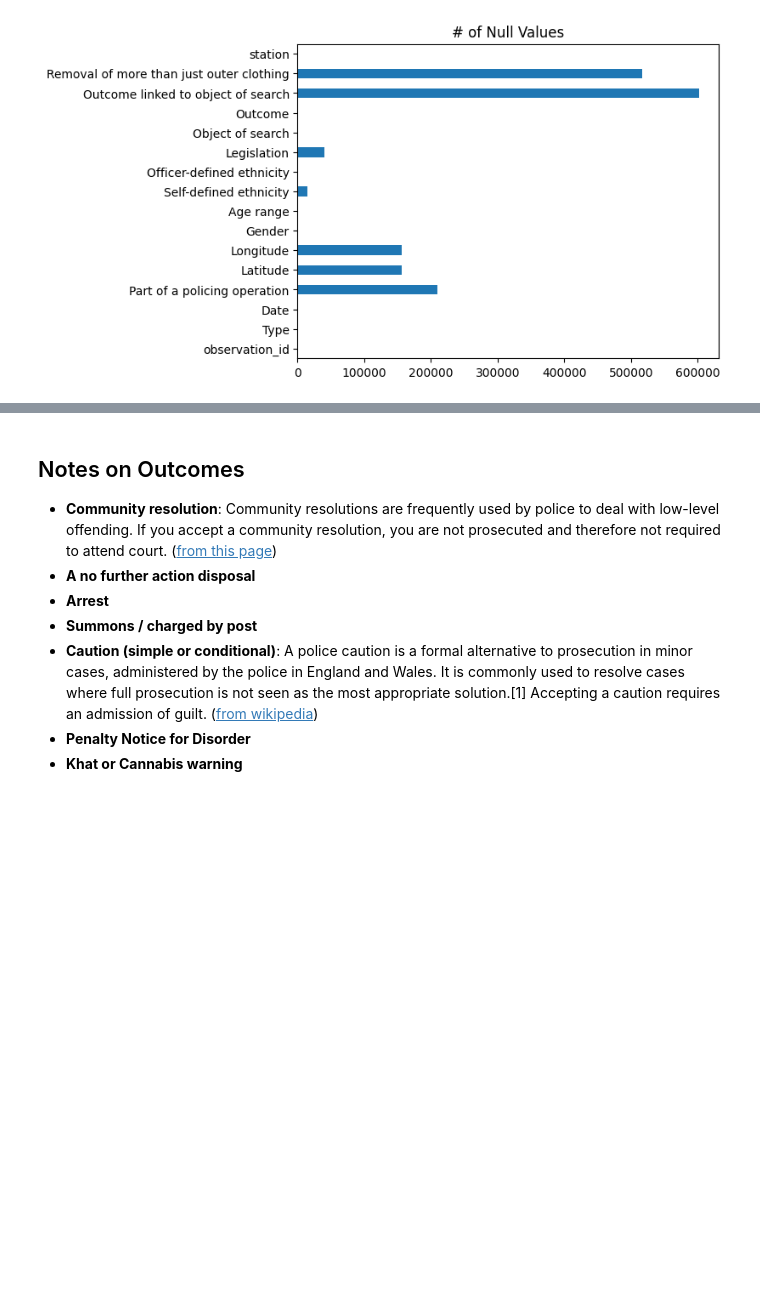
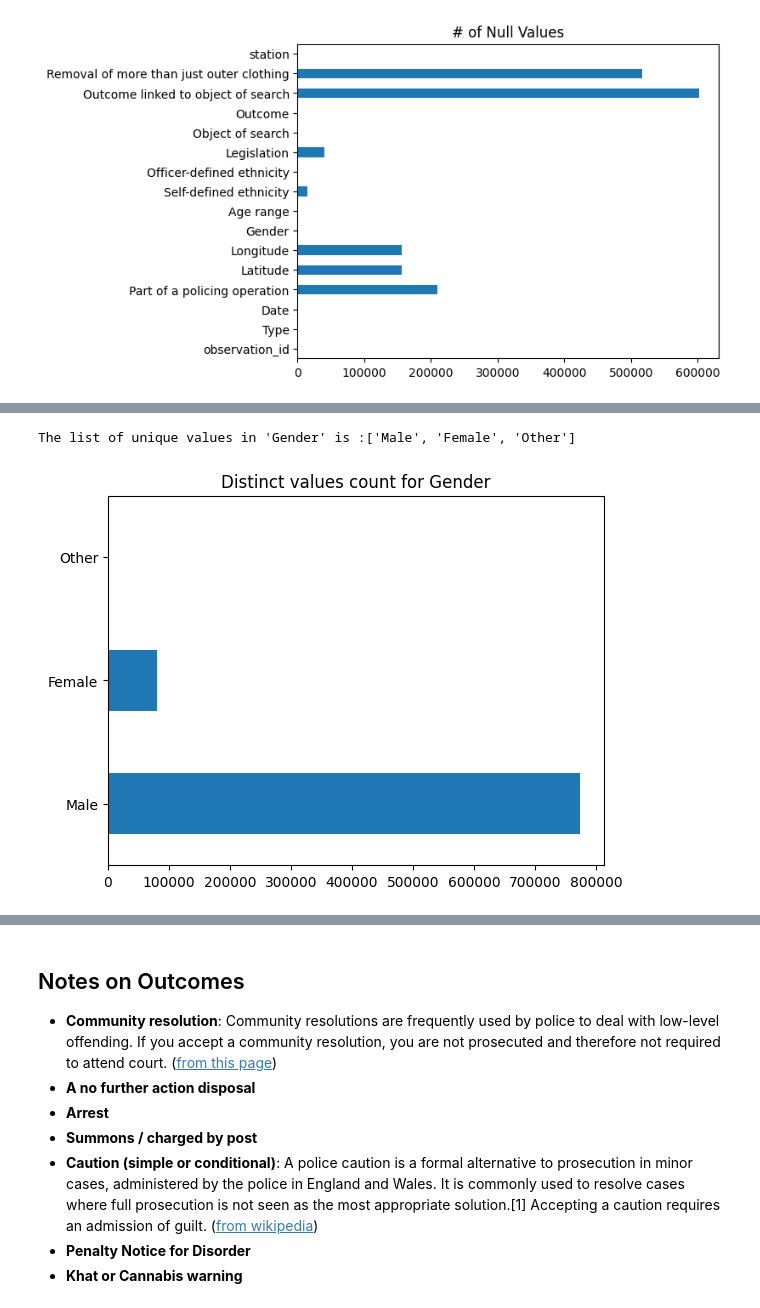
Before and after one commit to joaobssa/ldsa_capstone, a Jupyter notebook: 1 EDA.ipynb, the cells around one changed output, grey strips where cells are left out. Cells and saved outputs as stored; diff of their text form; code cells hidden in the pictures; blank space fills up the shorter version.

```diff
--- a/1 EDA.ipynb
+++ b/1 EDA.ipynb
@@ -57 +59,6 @@ array(['Male', 'Female', 'Other'], dtype=object)
+# %%
+show_unique_value_graph(df_, "Gender")
+# %% [output]
+The list of unique values in 'Gender' is :['Male', 'Female', 'Other']
+[figure, added]
 # %%
```
Also changed, not shown: parts of 18 cells of this notebook, 1 other file.
